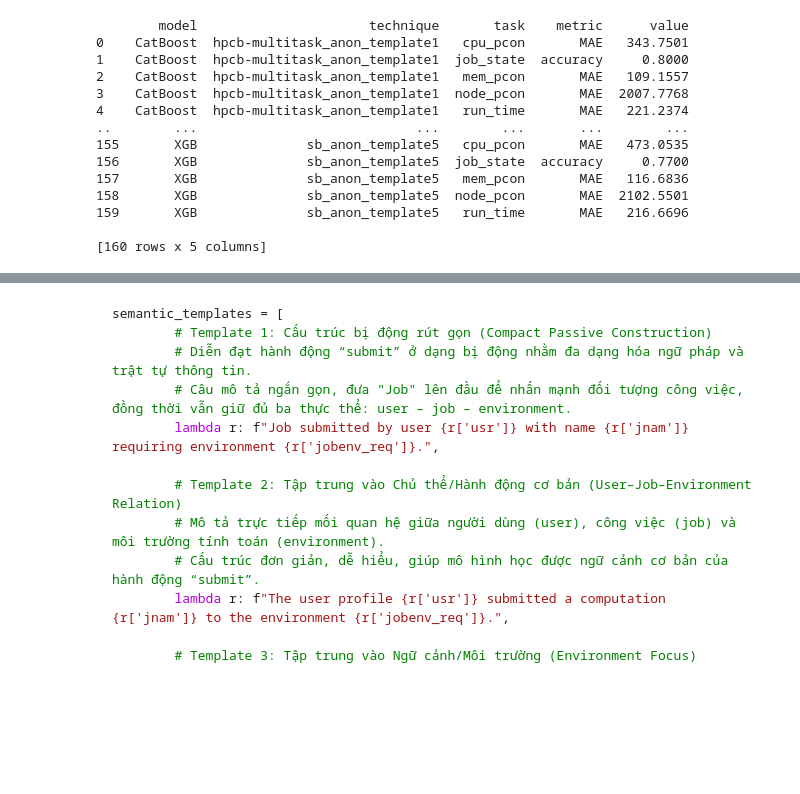
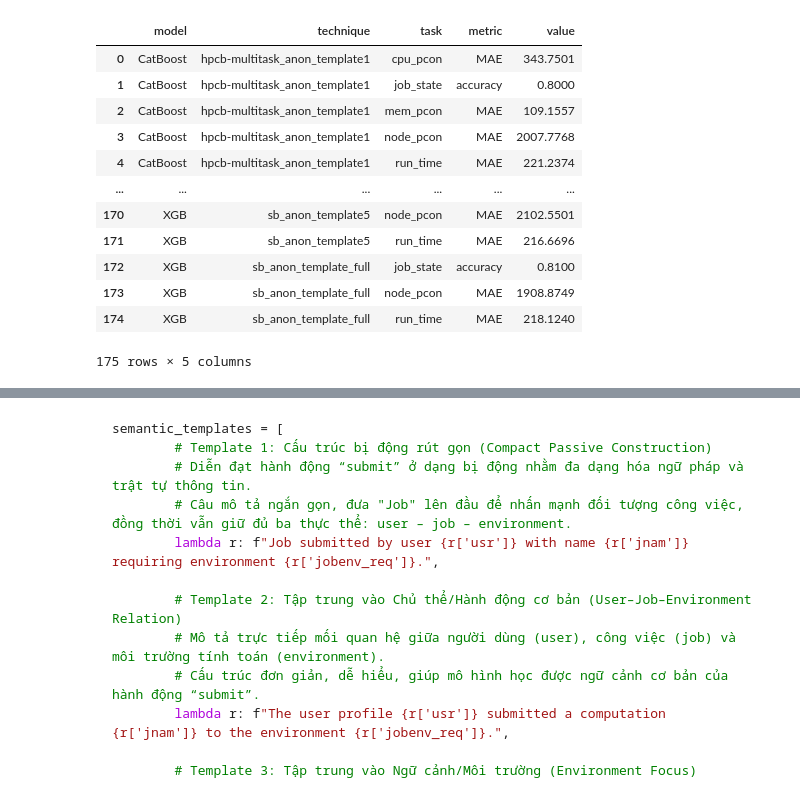
Before and after one commit to huynguyentuank22/PM100-data, a Jupyter notebook: plot_results.ipynb, the cells around one changed output, grey strips where cells are left out. Cells and saved outputs as stored; diff of their text form; code cells hidden in the pictures; blank space fills up the shorter version.

```diff
--- a/plot_results.ipynb
+++ b/plot_results.ipynb
@@ -23,56 +23,60 @@ for filename in os.listdir(folder):
         task = "_".join(parts[-2:])
         technique = "_".join(parts[1:-2])
     else:
         continue
 
     with open(filepath, "r", encoding="utf-8") as f:
         content = f.read()
 
     # --- Phân loại loại kết quả ---
     if "accuracy" in content or "precision" in content:  # classification_report
         # Tìm accuracy trong phần báo cáo
         match = re.search(r"accuracy\s+([\d\.]+)", content)
+        match_line = re.search(r"(macro avg)\s+([\d\.]+)\s+([\d\.]+)\s+([\d\.]+)", content)
+        if match_line:
+            precision, recall, f1 = map(float, match_line.groups()[1:])
+        else:
+            precision = recall = f1 = None
         accuracy = float(match.group(1)) if match else None
-        data.append({
-            "model": model,
-            "technique": technique,
-            "task": task,
-            "metric": "accuracy",
-            "value": accuracy
-        })
+        data.extend([
+            {"model": model, "technique": technique, "task": task, "metric": "accuracy", "value": accuracy},
+            # {"model": model, "technique": technique, "task": task, "metric": "precision", "value": precision},
+            # {"model": model, "technique": technique, "task": task, "metric": "recall", "value": recall},
+            # {"model": model, "technique": technique, "task": task, "metric": "f1-score", "value": f1},
+        ])
 
     elif "MAE" in content:  # regression result
         match = re.search(r"MAE[:\s]+([\d\.]+)", content)
         mae = float(match.group(1)) if match else None
         data.append({
             "model": model,
             "technique": technique,
             "task": task,
             "metric": "MAE",
             "value": mae
         })
 
 # === Tạo DataFrame tổng hợp ===
 df = pd.DataFrame(data)
-print(df)
 
 # === Lưu lại nếu cần ===
-df.to_csv("summary_results.csv", index=False)
+df.to_csv("PM100-charts_pdf/summary_results.csv", index=False)
+df.to_excel("PM100-charts_pdf/summary_results.xlsx", index=False)
+df
 # %% [output]
+|  | model | technique | task | metric | value |
+| 0 | CatBoost | hpcb-multitask_anon_template1 | cpu_pcon | MAE | 343.7501 |
+| 1 | CatBoost | hpcb-multitask_anon_template1 | job_state | accuracy | 0.8000 |
+| 2 | CatBoost | hpcb-multitask_anon_template1 | mem_pcon | MAE | 109.1557 |
+| 3 | CatBoost | hpcb-multitask_anon_template1 | node_pcon | MAE | 2007.7768 |
+| 4 | CatBoost | hpcb-multitask_anon_template1 | run_time | MAE | 221.2374 |
+| ... | ... | ... | ... | ... | ... |
+| 170 | XGB | sb_anon_template5 | node_pcon | MAE | 2102.5501 |
+| 171 | XGB | sb_anon_template5 | run_time | MAE | 216.6696 |
+| 172 | XGB | sb_anon_template_full | job_state | accuracy | 0.8100 |
+| 173 | XGB | sb_anon_template_full | node_pcon | MAE | 1908.8749 |
+| 174 | XGB | sb_anon_template_full | run_time | MAE | 218.1240 |
-        model                      technique       task    metric      value
-0    CatBoost  hpcb-multitask_anon_template1   cpu_pcon       MAE   343.7501
-1    CatBoost  hpcb-multitask_anon_template1  job_state  accuracy     0.8000
-2    CatBoost  hpcb-multitask_anon_template1   mem_pcon       MAE   109.1557
-3    CatBoost  hpcb-multitask_anon_template1  node_pcon       MAE  2007.7768
-4    CatBoost  hpcb-multitask_anon_template1   run_time       MAE   221.2374
-..        ...                            ...        ...       ...        ...
-155       XGB              sb_anon_template5   cpu_pcon       MAE   473.0535
-156       XGB              sb_anon_template5  job_state  accuracy     0.7700
-157       XGB              sb_anon_template5   mem_pcon       MAE   116.6836
-158       XGB              sb_anon_template5  node_pcon       MAE  2102.5501
-159       XGB              sb_anon_template5   run_time       MAE   216.6696
-
-[160 rows x 5 columns]
+175 rows × 5 columns
 # %%
 import matplotlib.pyplot as plt
 import numpy as np
```
Also changed, not shown: parts of 4 cells of this notebook, 30 other files.
